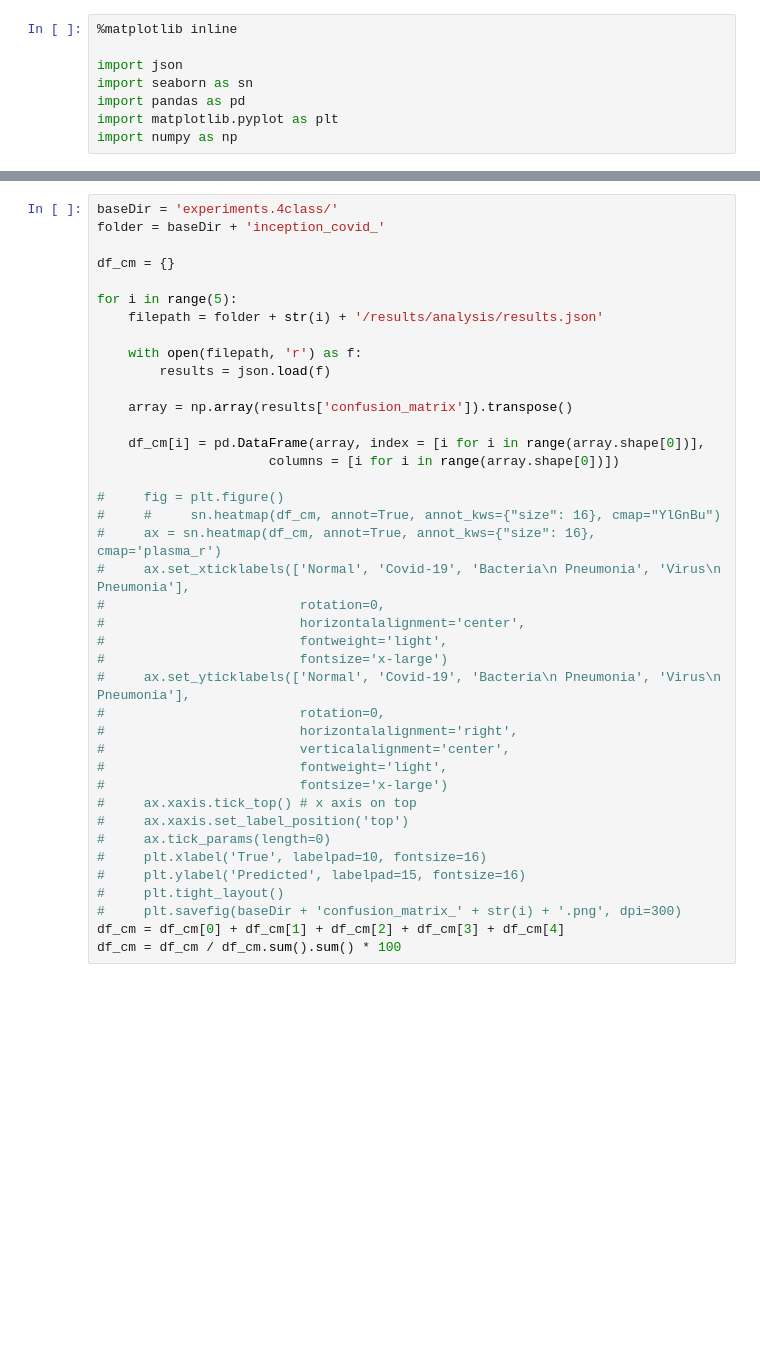
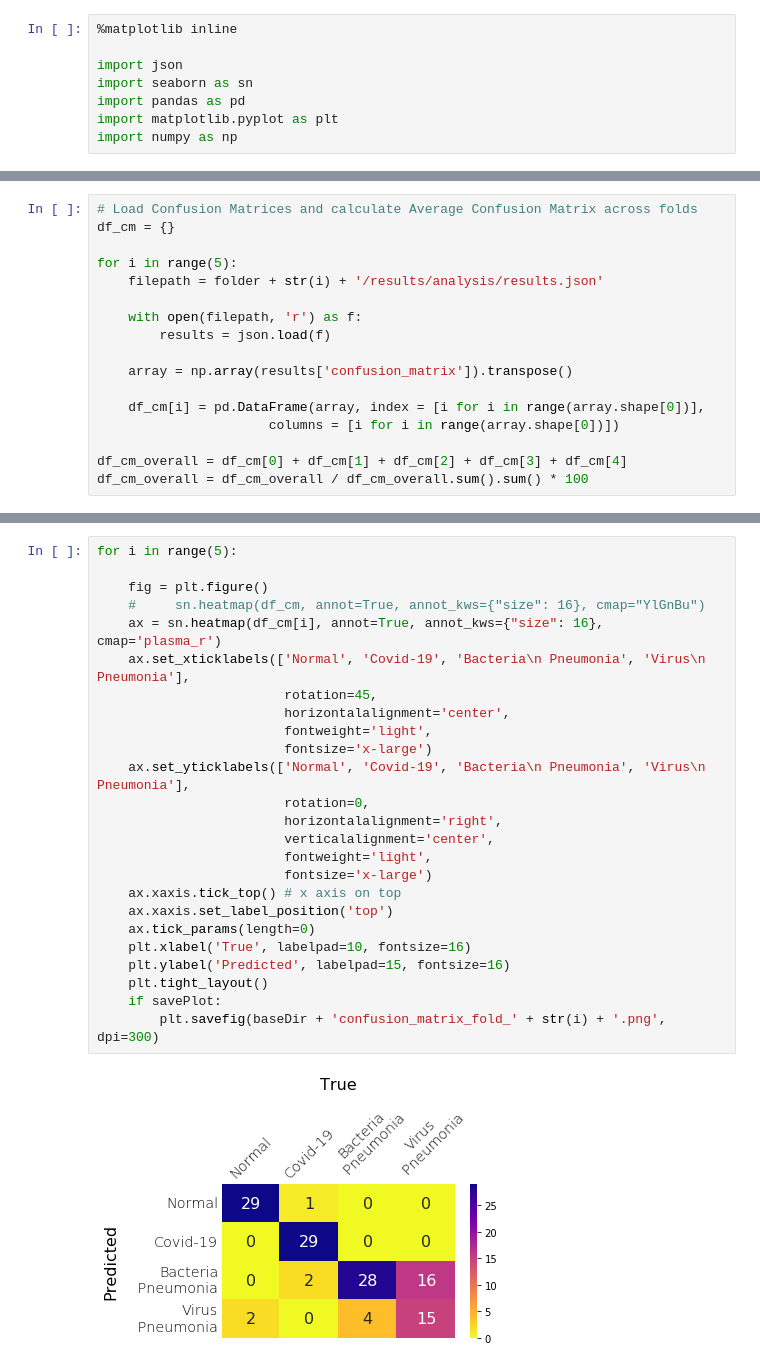
Before and after one commit to tsikup/covid19-xray-cnn, a Jupyter notebook: plot_confusion_matrix.ipynb, the cells around one changed output, grey strips where cells are left out. Cells and saved outputs as stored; diff of their text form; blank space fills up the shorter version.

Commit message:
fixed notebook to produce all confusion matrices | comments regarding the example configs

```diff
--- a/plot_confusion_matrix.ipynb
+++ b/plot_confusion_matrix.ipynb
@@ -8,0 +21,17 @@ import numpy as np
+# %%
+# Load Confusion Matrices and calculate Average Confusion Matrix across folds
+df_cm = {}
+
+for i in range(5):
+    filepath = folder + str(i) + '/results/analysis/results.json'
+
+    with open(filepath, 'r') as f:
+        results = json.load(f)
+
+    array = np.array(results['confusion_matrix']).transpose()
+
+    df_cm[i] = pd.DataFrame(array, index = [i for i in range(array.shape[0])],
+                      columns = [i for i in range(array.shape[0])])
+
+df_cm_overall = df_cm[0] + df_cm[1] + df_cm[2] + df_cm[3] + df_cm[4]
+df_cm_overall = df_cm_overall / df_cm_overall.sum().sum() * 100
@@ -9,40 +68,27 @@ import numpy as np
 # %%
-baseDir = 'experiments.4class/'
-folder = baseDir + 'inception_covid_'
+for i in range(5):
 
-df_cm = {}
-
-for i in range(5):
-    filepath = folder + str(i) + '/results/analysis/results.json'
-
-    with open(filepath, 'r') as f:
-        results = json.load(f)
-
-    array = np.array(results['confusion_matrix']).transpose()
-
-    df_cm[i] = pd.DataFrame(array, index = [i for i in range(array.shape[0])],
-                      columns = [i for i in range(array.shape[0])])
-
-#     fig = plt.figure()
-#     #     sn.heatmap(df_cm, annot=True, annot_kws={"size": 16}, cmap="YlGnBu")
-#     ax = sn.heatmap(df_cm, annot=True, annot_kws={"size": 16}, cmap='plasma_r')
-#     ax.set_xticklabels(['Normal', 'Covid-19', 'Bacteria\n Pneumonia', 'Virus\n Pneumonia'],
-#                         rotation=0,
-#                         horizontalalignment='center',
-#                         fontweight='light',
-#                         fontsize='x-large')
-#     ax.set_yticklabels(['Normal', 'Covid-19', 'Bacteria\n Pneumonia', 'Virus\n Pneumonia'],
-#                         rotation=0,
-#                         horizontalalignment='right',
-#                         verticalalignment='center',
-#                         fontweight='light',
-#                         fontsize='x-large')
-#     ax.xaxis.tick_top() # x axis on top
-#     ax.xaxis.set_label_position('top')
-#     ax.tick_params(length=0)
-#     plt.xlabel('True', labelpad=10, fontsize=16)
-#     plt.ylabel('Predicted', labelpad=15, fontsize=16)
-#     plt.tight_layout()
-#     plt.savefig(baseDir + 'confusion_matrix_' + str(i) + '.png', dpi=300)
-df_cm = df_cm[0] + df_cm[1] + df_cm[2] + df_cm[3] + df_cm[4]
-df_cm = df_cm / df_cm.sum().sum() * 100
+    fig = plt.figure()
+    #     sn.heatmap(df_cm, annot=True, annot_kws={"size": 16}, cmap="YlGnBu")
+    ax = sn.heatmap(df_cm[i], annot=True, annot_kws={"size": 16}, cmap='plasma_r')
+    ax.set_xticklabels(['Normal', 'Covid-19', 'Bacteria\n Pneumonia', 'Virus\n Pneumonia'],
+                        rotation=45,
+                        horizontalalignment='center',
+                        fontweight='light',
+                        fontsize='x-large')
+    ax.set_yticklabels(['Normal', 'Covid-19', 'Bacteria\n Pneumonia', 'Virus\n Pneumonia'],
+                        rotation=0,
+                        horizontalalignment='right',
+                        verticalalignment='center',
+                        fontweight='light',
+                        fontsize='x-large')
+    ax.xaxis.tick_top() # x axis on top
+    ax.xaxis.set_label_position('top')
+    ax.tick_params(length=0)
+    plt.xlabel('True', labelpad=10, fontsize=16)
+    plt.ylabel('Predicted', labelpad=15, fontsize=16)
+    plt.tight_layout()
+    if savePlot:
+        plt.savefig(baseDir + 'confusion_matrix_fold_' + str(i) + '.png', dpi=300)
+# %% [output]
+[figure, added]
```
Also changed, not shown: parts of 7 cells of this notebook, 5 other files.
